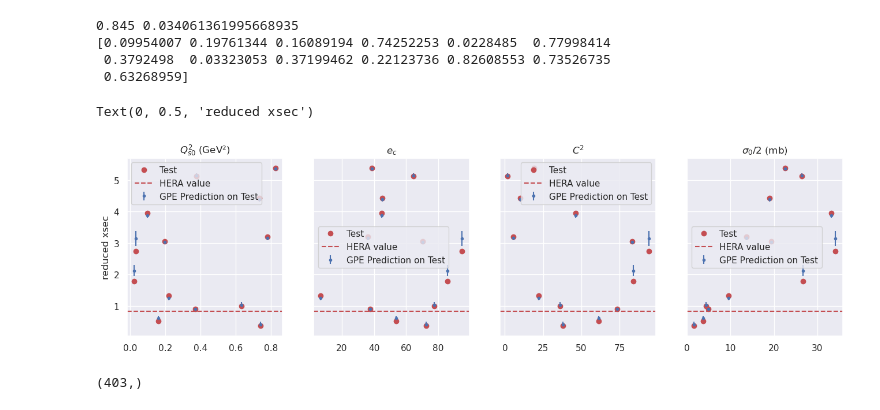
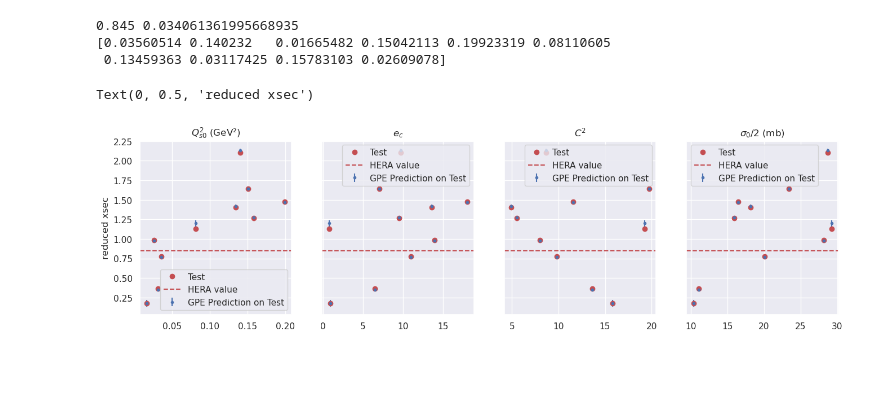
Before and after one commit to camcasuga/BayesianBK, a Jupyter notebook: PCA_GPE.ipynb, the cells around one changed output. Saved outputs shown, nothing was run; the diff lists cells and outputs as text; code cells hidden in the pictures; blank space fills up the shorter version.

Commit message:
last run: save graph

```diff
--- a/PCA_GPE.ipynb
+++ b/PCA_GPE.ipynb
@@ -35,7 +35,7 @@ def train_PCA_GPE(training_data, theta, primary_components = 2):
 
     for z in training_data_PCAd.T[:primary_components]: # optimize hyper parameters for each pc
         kernel = 1 * RBF(length_scale = 1 * np.ones(theta.shape[1]), length_scale_bounds = (1e-10, 1e10)) + 1 * WhiteKernel()
-        gpe = GaussianProcessRegressor(kernel = kernel, copy_X_train = False, n_restarts_optimizer = 2) #, normalize_y = True)
+        gpe = GaussianProcessRegressor(kernel = kernel,  n_restarts_optimizer = 5) #, normalize_y = True)
         gpes.append(gpe.fit(theta, z))
 
     return gpes, pca, ss
@@ -153,21 +153,21 @@ Text(0, 0.5, '$\\sigma_0/2$ (mb)')
 # %%
-# # space for validating() the gpe emulator
-# z = np.zeros(20)
-# ems = []
-# prims = []
-# for i in range(20):
-#     prim = i + 2
-#     prims.append(prim)
-#     emulators0 = train_PCA_GPE(training_set, myparams, primary_components = prim)
-#     ems.append(emulators0)
-#     pred_rs, err_rs = return_predictions(ems[i], myparams_test, return_std_ = True)
-#     z_mean = []
-#     for f in range(np.shape(pred_rs)[1]):
-#         zs = np.mean(np.abs((pred_rs[:,f] - training_set_test[:,f]) / pred_rs[:,f]))
-#         z_mean.append(zs)
-#     z[i] = np.mean(z_mean)
-#     #z[i] = emulators0[3]
-#         #z[i] = np.mean(np.abs(err_rs))
+# space for validating() the gpe emulator
+z = np.zeros(20)
+ems = []
+prims = []
+for i in range(20):
+    prim = i + 2
+    prims.append(prim)
+    emulators0 = train_PCA_GPE(training_set, myparams, primary_components = prim)
+    ems.append(emulators0)
+    pred_rs, err_rs = return_predictions(ems[i], myparams_test, return_std_ = True)
+    z_mean = []
+    for f in range(np.shape(pred_rs)[1]):
+        zs = np.mean(np.abs(pred_rs[:,f] - training_set_test[:,f]) / err_rs[:,f])
+        z_mean.append(zs)
+    z[i] = np.mean(z_mean)
+    #z[i] = emulators0[3]
+        #z[i] = np.mean(np.abs(err_rs))
 
-# npc = np.where( z == np.amin(z, axis = 0))[0][0] + 2
-# plt.plot(prims, z, '.')
+npc = np.where( z == np.amin(z, axis = 0))[0][0] + 2
+plt.plot(prims, z, '.')
@@ -174,6 +177,6 @@ Text(0, 0.5, '$\\sigma_0/2$ (mb)')
 # %%
 # train pca, scaler, and gpe
-npc = 5
+npc = 6
 emulators = train_PCA_GPE(training_set, myparams, primary_components = npc)
 # return predictions of fits
 pred_r, err_r = return_predictions(emulators, myparams_test, return_std_ = True)
@@ -186,29 +189,24 @@ pred_r, err_r = return_predictions(emulators, myparams_test, return_std_ = True)
 # %%
 # plot for first kinematical point, comparing training data value and gpe prediction
 kp = 10
 f, ax = plt.subplots(1, n_params, sharey = True, figsize=(16,4))
 for i in range(0,n_params):
-    ax[i].errorbar(myparams_test[:,i], pred_r[:,kp], fmt = '.', yerr = 1.96*err_r[:,kp], label = "GPE Prediction on Test")
+    ax[i].errorbar(myparams_test[:,i], pred_r[:,kp], fmt = '.', yerr = err_r[:,kp], label = "GPE Prediction on Test")
     ax[i].plot(myparams_test[:,i], training_set_test[:,kp], 'ro', label = 'Test')
     ax[i].axhline(exp[kp],  color = 'r', linestyle = '--', label = 'HERA value')
     ax[i].set_title(param_names[i])
     ax[i].legend()
 
 # ax[1].set_xscale("log")
 print(exp[kp], exp_err[kp])
 print(myparams_test[:,0])
 ax[0].set_ylabel("reduced xsec")
 # %% [output]
 0.845 0.034061361995668935
-[0.09954007 0.19761344 0.16089194 0.74252253 0.0228485  0.77998414
- 0.3792498  0.03323053 0.37199462 0.22123736 0.82608553 0.73526735
- 0.63268959]
+[0.03560514 0.140232   0.01665482 0.15042113 0.19923319 0.08110605
+ 0.13459363 0.03117425 0.15783103 0.02609078]
 Text(0, 0.5, 'reduced xsec')
-[figure, old version]
+[figure, new version]
-# %%
-print(np.shape(exp))
-# %% [output]
-(403,)
 # %%
 # plot for first kinematical point, comparing training data value and gpe prediction
 kp = 50
```
Also changed, not shown: parts of 8 cells of this notebook, 23 other files.
